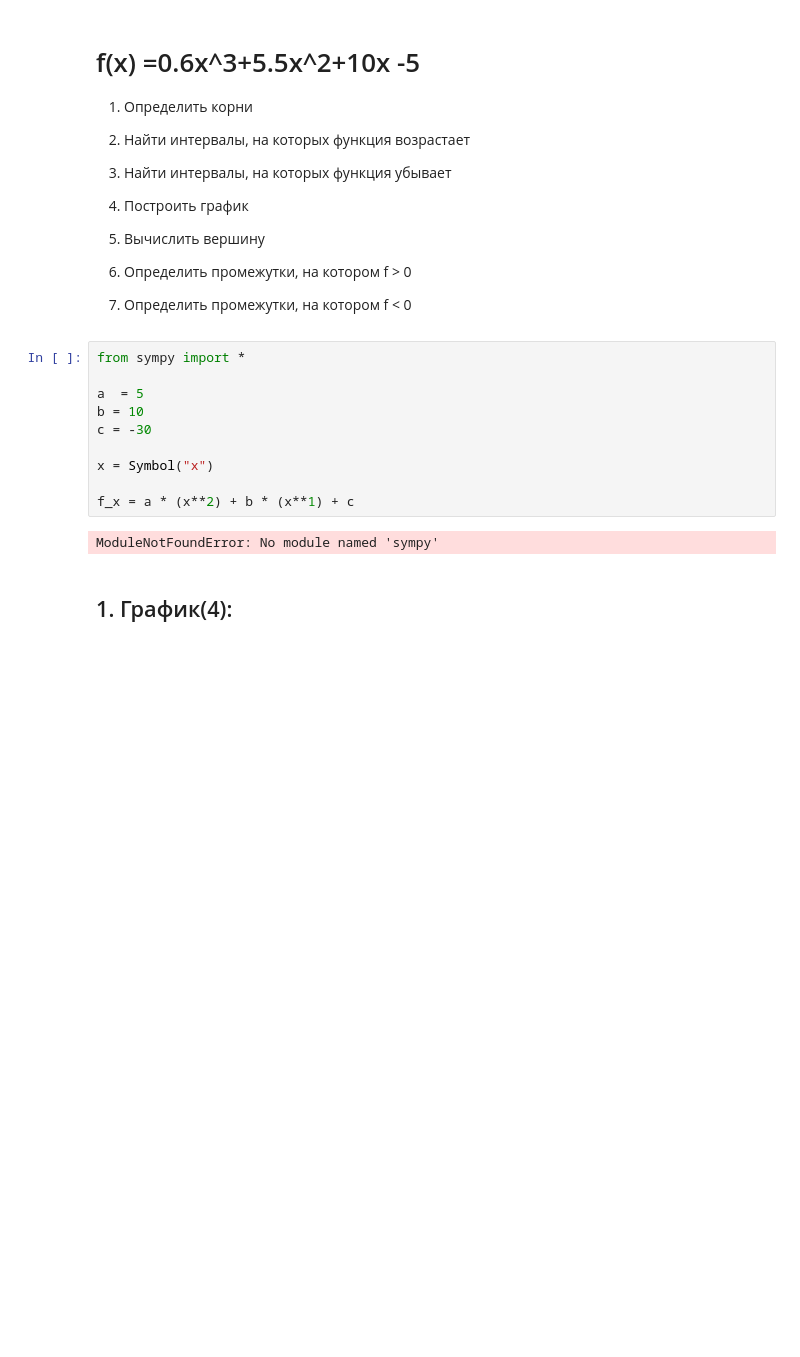
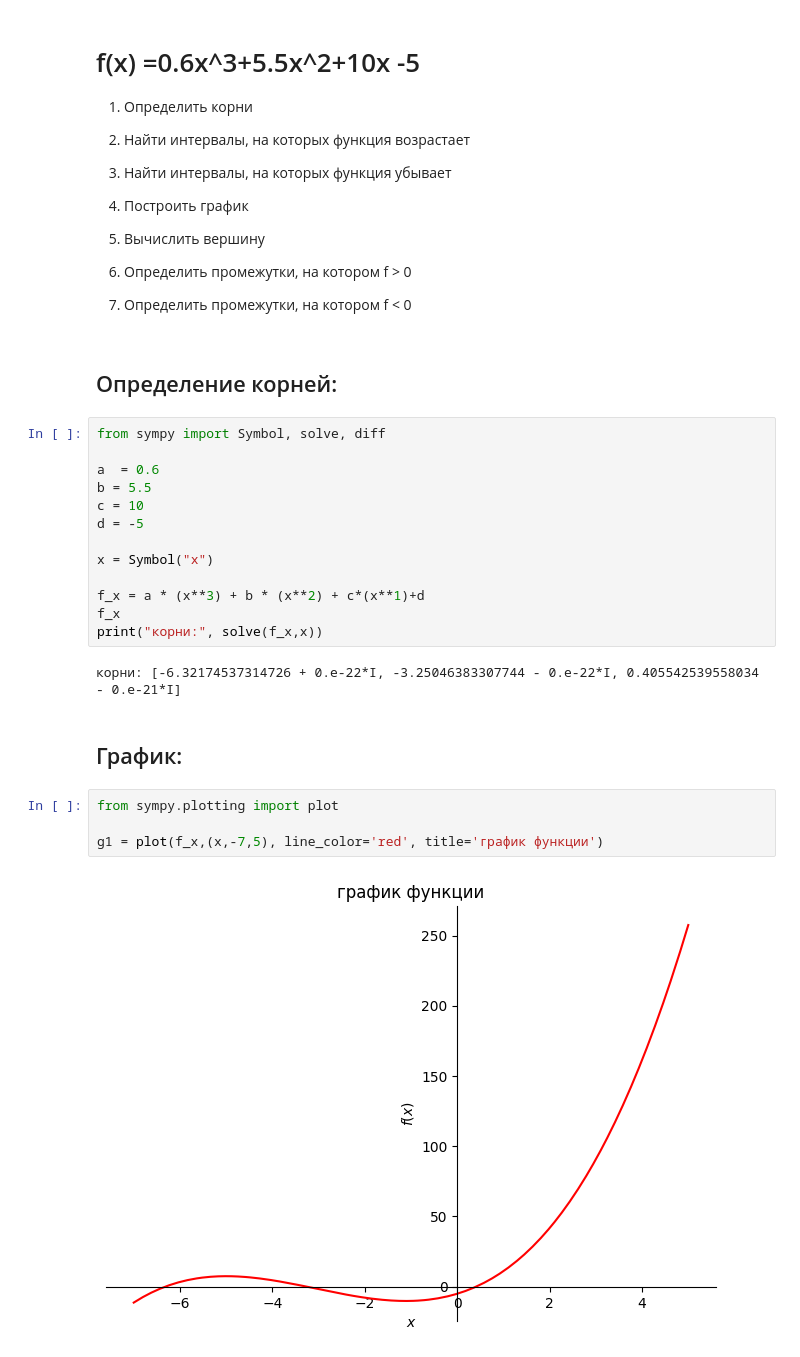
Before and after one commit to EvgeniyVadimovichTitov/startAnalitic, a Jupyter notebook: first_project_ayalytics.ipynb, the cells around one changed output. Saved outputs shown, nothing was run; the diff lists cells and outputs as text; blank space fills up the shorter version.

```diff
--- a/first_project_ayalytics.ipynb
+++ b/first_project_ayalytics.ipynb
@@ -30,17 +14,28 @@
 6. Определить промежутки, на котором f > 0
 
 7. Определить промежутки, на котором f < 0
-# %%
-from sympy import *
-
-a  = 5
-b = 10
-c = -30
-
-x = Symbol("x")
-
-f_x = a * (x**2) + b * (x**1) + c
-# %% [output]
-ModuleNotFoundError: No module named 'sympy'
+# %% [markdown]
+## Определение корней:
+# %%
+from sympy import Symbol, solve, diff
+
+a  = 0.6
+b = 5.5
+c = 10
+d = -5
+
+x = Symbol("x")
+
+f_x = a * (x**3) + b * (x**2) + c*(x**1)+d
+f_x
+print("корни:", solve(f_x,x))
+# %% [output]
+корни: [-6.32174537314726 + 0.e-22*I, -3.25046383307744 - 0.e-22*I, 0.405542539558034 - 0.e-21*I]
 # %% [markdown]
-## 1. График(4):
+## График:
+# %%
+from sympy.plotting import plot
+
+g1 = plot(f_x,(x,-7,5), line_color='red', title='график функции')
+# %% [output]
+[figure, added]
```
Also changed, not shown: parts of 17 cells of this notebook, 1 other file.
